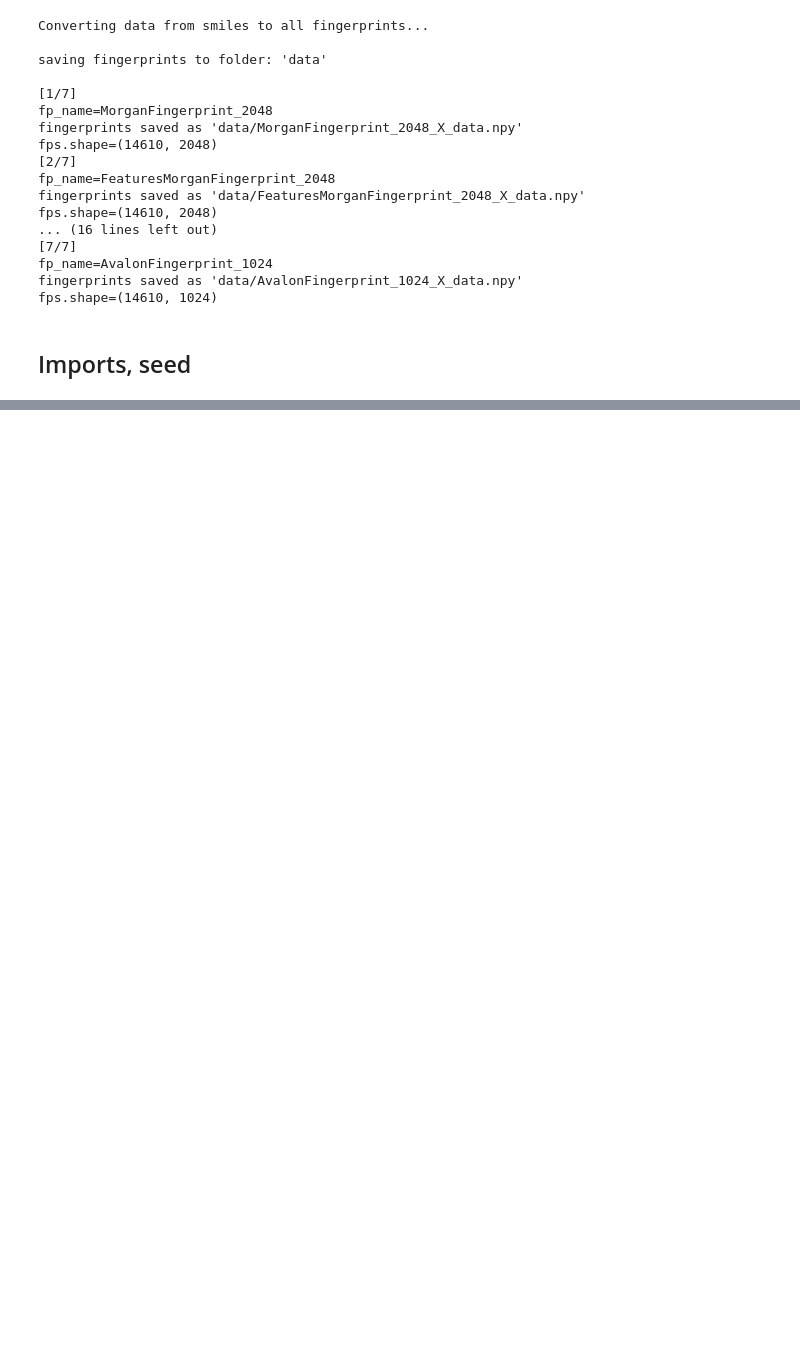
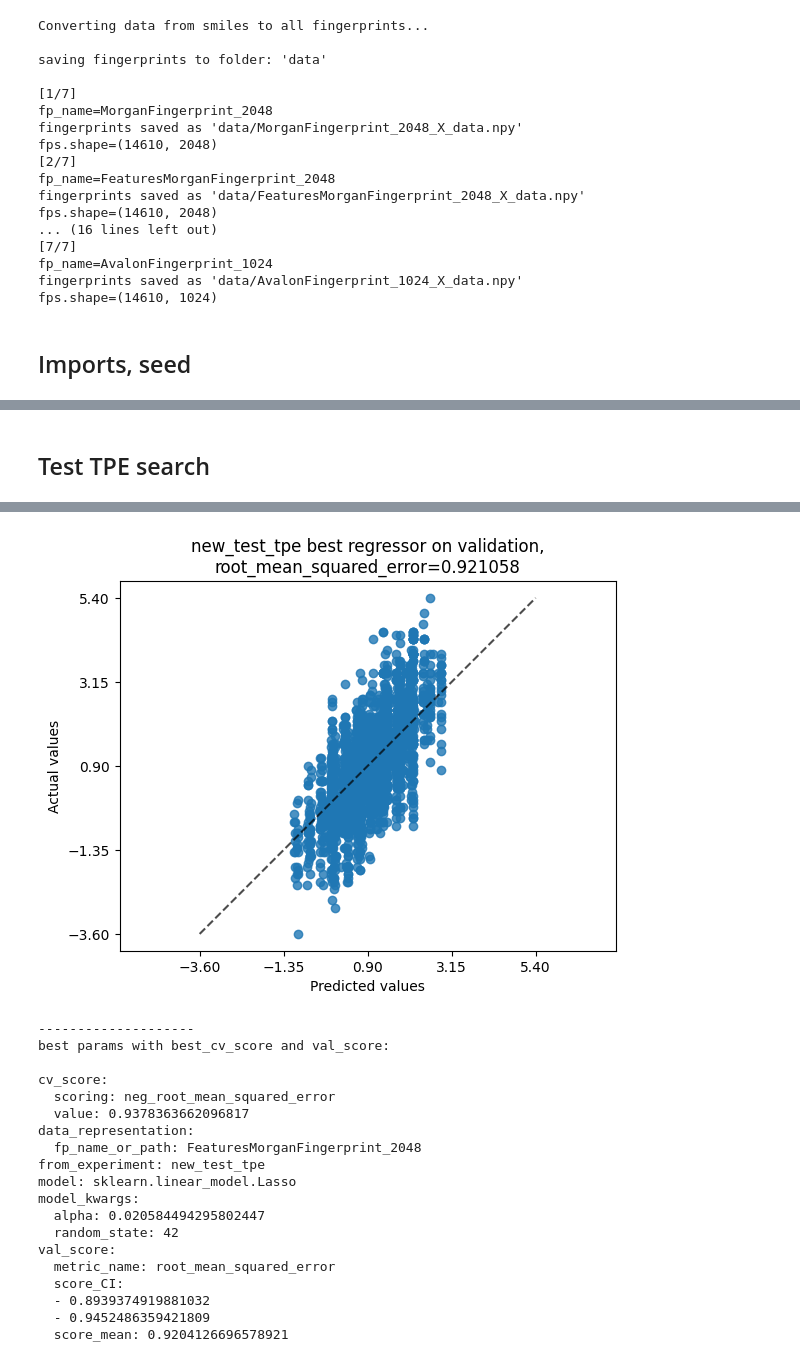
Before and after one commit to mvgolubev99/kaggle-chemical-structure-and-logp, a Jupyter notebook: interaction.ipynb, the cells around one changed output, grey strips where cells are left out. Saved outputs shown, nothing was run; the diff lists cells and outputs as text; code cells hidden in the pictures; blank space fills up the shorter version.

```diff
--- a/interaction.ipynb
+++ b/interaction.ipynb
@@ -428,0 +94,5 @@ best_on_val_bootstrap_score {'metric_name': 'root_mean_squared_error', 'score_me
+# %% [markdown]
+## Test TPE search
+# %%
+exp = ExperimentOptunaSearchCV("./configs/test_tpe.yaml").run()
+# %% [output]
@@ -428,0 +103,20 @@ best_on_val_bootstrap_score {'metric_name': 'root_mean_squared_error', 'score_me
+[figure, added]
+--------------------
+best params with best_cv_score and val_score:
+
+cv_score:
+  scoring: neg_root_mean_squared_error
+  value: 0.9378363662096817
+data_representation:
+  fp_name_or_path: FeaturesMorganFingerprint_2048
+from_experiment: new_test_tpe
+model: sklearn.linear_model.Lasso
+model_kwargs:
+  alpha: 0.020584494295802447
+  random_state: 42
+val_score:
+  metric_name: root_mean_squared_error
+  score_CI:
+  - 0.8939374919881032
+  - 0.9452486359421809
+  score_mean: 0.9204126696578921
```
Also changed, not shown: parts of 67 cells of this notebook.
